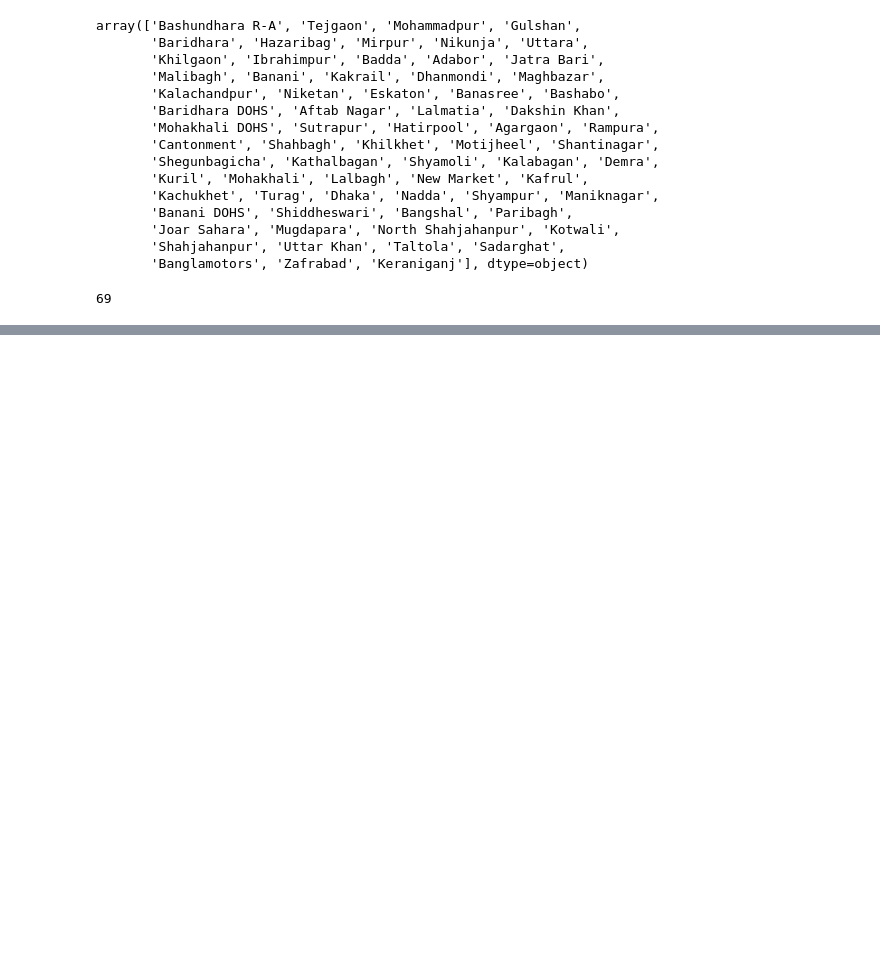
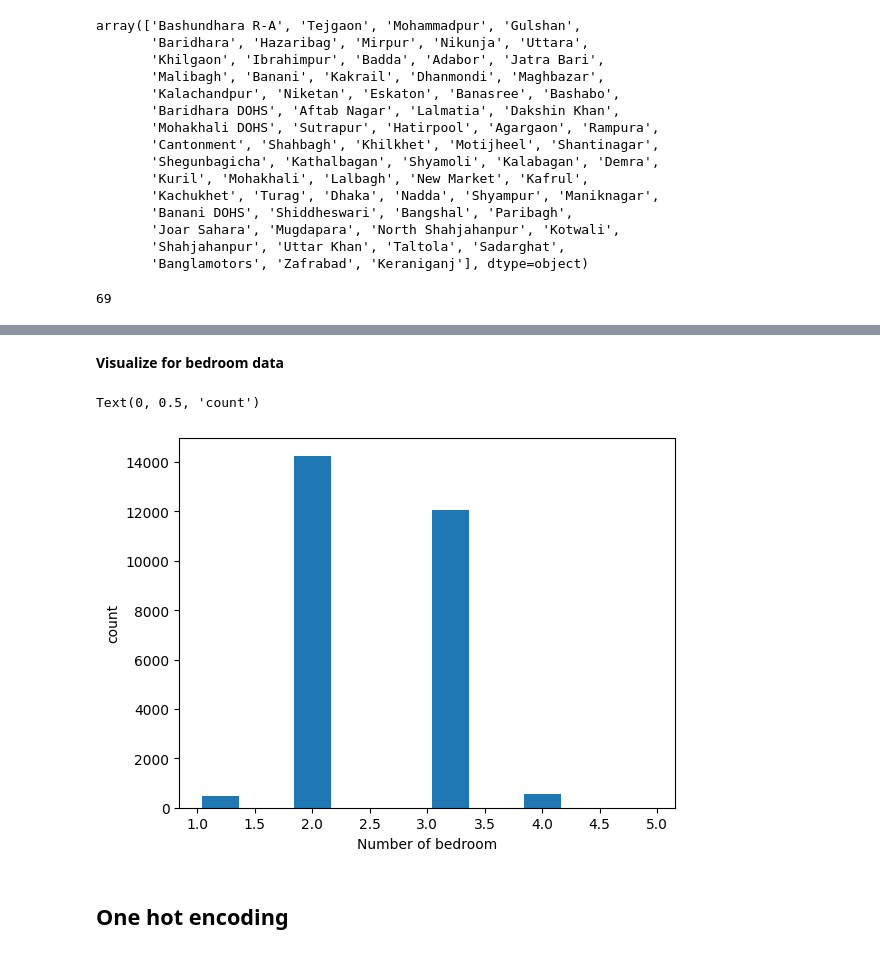
Before and after one commit to MdRimon29/House_Rent_Prediction_for_Dhaka_City, a Jupyter notebook: house_rent_prediction.ipynb, the cells around one changed output, grey strips where cells are left out. Drawn from its saved outputs; the diff is of its cells as text; code cells hidden in the pictures; blank space fills up the shorter version.

```diff
--- a/house_rent_prediction.ipynb
+++ b/house_rent_prediction.ipynb
@@ -154,0 +292,11 @@ df['Location'].nunique()
+# %% [markdown]
+**Visualize for bedroom data**
+# %%
+plt.hist(df.Bed,rwidth=0.8)
+plt.xlabel("Number of bedroom")
+plt.ylabel("count")
+# %% [output]
+Text(0, 0.5, 'count')
+[figure, added]
+# %% [markdown]
+## **One hot encoding**
```
Also changed, not shown: parts of 20 cells of this notebook.
